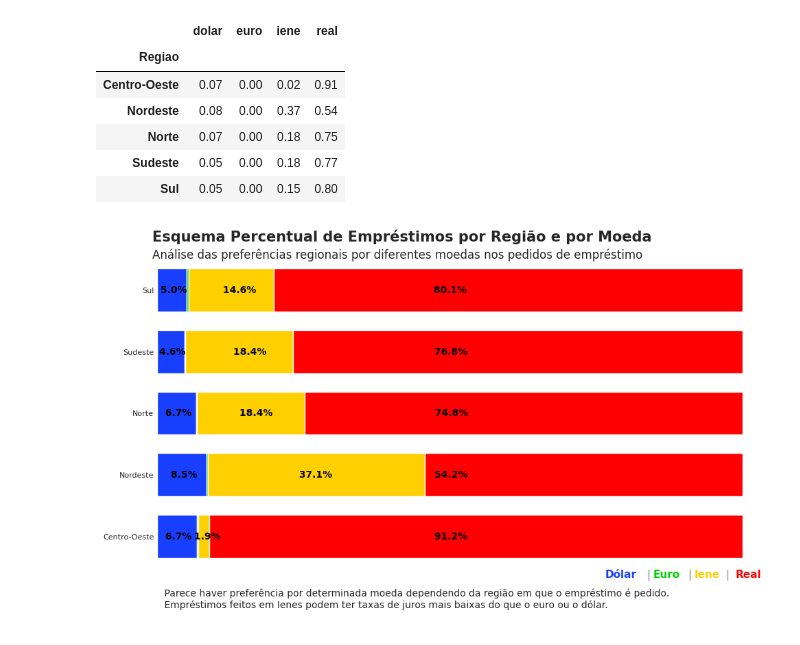
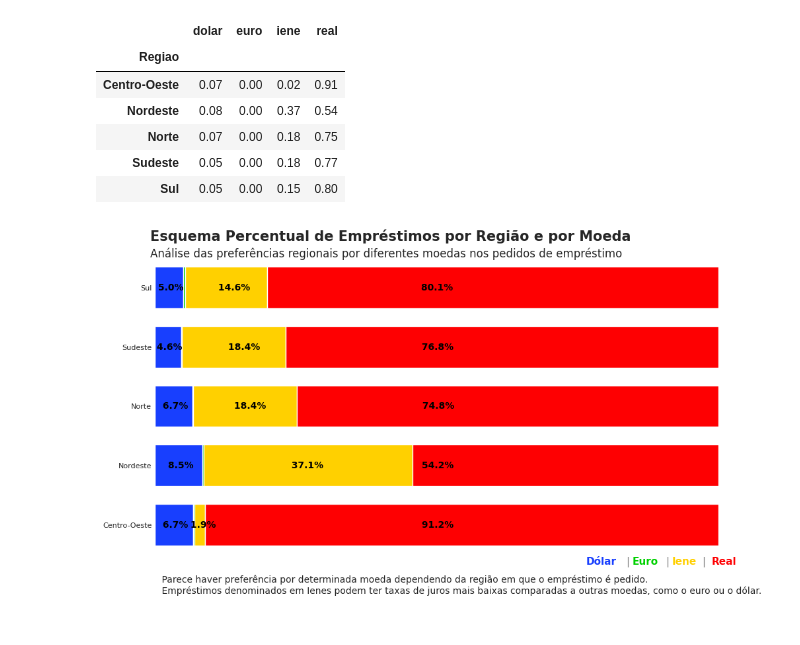
Before and after one commit to c-Tos1wa/storytelling, a Jupyter notebook: notebooks/report.ipynb, the cells around one changed output. Saved outputs shown, nothing was run; the diff lists cells and outputs as text; code cells hidden in the pictures.

```diff
--- a/notebooks/report.ipynb
+++ b/notebooks/report.ipynb
@@ -248,32 +248,32 @@ for i in region_money.index:
 for i in region_money.index:
     ax.annotate(
         f" {round(region_money['iene'][i]*100,1)}%",
         xy = (region_money['dolar'][i]/2 + region_money['iene'][i]/2 + 0.04, i),
         va = 'center', ha ='center',
         fontsize = 10, fontweight = 'bold',
         color = 'black' )
 
 # Numeros REAL
 for i in region_money.index:
     ax.annotate(
         f" {round(region_money['real'][i]*100,1)}%",
         xy = (region_money['dolar'][i]/2++region_money['iene'][i]/2+region_money['real'][i]/2, i),
         va = 'center', ha='center',
         fontsize = 10, fontweight='bold',
         color = 'black' )
 
 plt.tight_layout()
 
 fig.text(
     0.09, -0.1,
     '''
     Parece haver preferência por determinada moeda dependendo da região em que o empréstimo é pedido.
-    Empréstimos feitos em Ienes podem ter taxas de juros mais baixas do que o euro ou o dólar.
+    Empréstimos denominados em Ienes podem ter taxas de juros mais baixas comparadas a outras moedas, como o euro ou o dólar.
     ''',
     fontsize = 10);
 
 fig.subplots_adjust(right = 0.95)
 
 plt.savefig('analise_percentual.png', dpi = 250, bbox_inches = 'tight');
 # %% [output]
-[figure, old version]
+[figure, new version]
```
Also changed, not shown: 4 other files.
